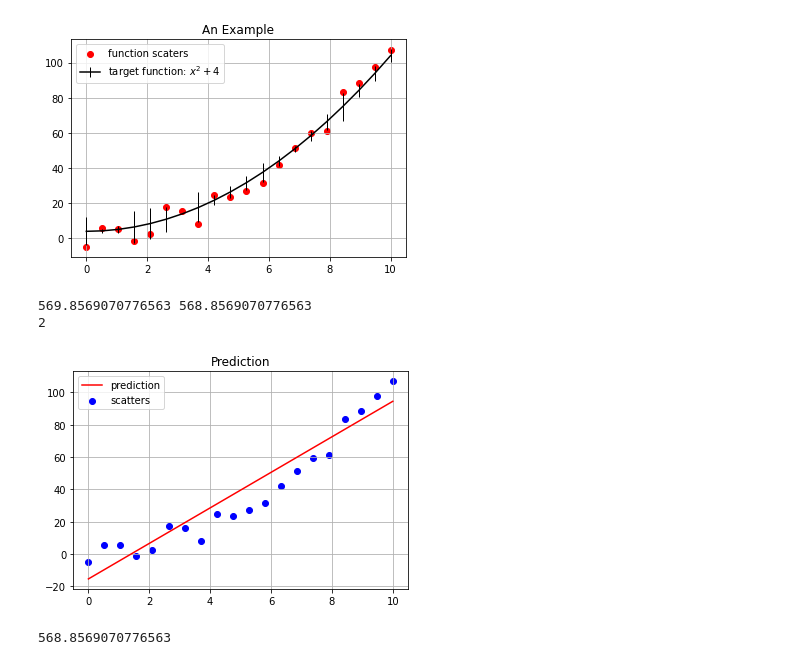
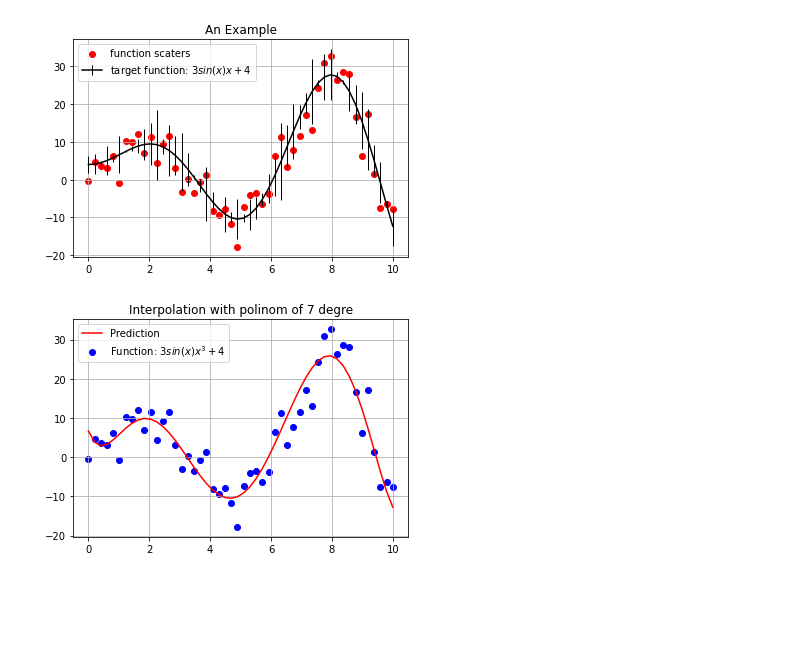
Before and after one commit to andrew3203/NumericalMethods, a Jupyter notebook: Approximation.ipynb, the cells around one changed output. Saved outputs shown, nothing was run; the diff lists cells and outputs as text; code cells hidden in the pictures; blank space fills up the shorter version.

```diff
--- a/Approximation.ipynb
+++ b/Approximation.ipynb
@@ -12,39 +6,39 @@ def base1(x, p):
     return x**p
 
 def norm_phi(n, m, phi, w=1):
     sm = 0
     for i in range(1, N):
         sm += w*(phi(x[i], n)*phi(x[i], m) + phi(x[i-1], n)*phi(x[i-1], m)) / 2
 
     return sm
 
 def norm_u(k, phi, u, w=1):
     sm = 0
     for i in range(1, N):
         sm += w*(phi(x[i], k)*u[i] + phi(x[i-1], k)*u[i]) / 2
 
     return sm
 
 
 def f(x):
-    return x**2 + 4
+    return 3*np.sin(x)*x**1 + 4
 
 
 
-N = 20
+N = 50
 a, b = 0, 10
 x = np.linspace(a, b, N)
-u = f(x) + 5 * np.random.randn(N)
-delta = abs(u - f(x) + 1 * np.random.randn(N))
+u = f(x) + 4 * np.random.randn(N)
+delta = abs(u - f(x) + 2 * np.random.randn(N))
 
 plt.scatter(x, u, label='function scaters', color='r')
-plt.errorbar(x, f(x), delta, color='black', label='target function: $x^2 + 4$', elinewidth=1)
+plt.errorbar(x, f(x), delta, color='black', label='target function: $3sin(x)x + 4$', elinewidth=1)
 plt.grid(1)
 plt.legend()
 plt.title('An Example')
 plt.show()
 # %% [output]
-[figure, old version]
+[figure, new version]
 # %%
 def solver(base, m, u=u, x=x):
     M = m
@@ -58,44 +52,38 @@ def solver(base, m, u=u, x=x):
     C = np.zeros(M)
     C = np.linalg.solve(A, B)
 
-    pred_y = []
+    pred_y = np.array([])
     for n in range(N):
         sm = 0
         for k in range(M):
             sm += C[k]*base(x[n], k)
-        pred_y.append(sm)
+        pred_y = np.append(pred_y, sm)
 
     return pred_y
 
 def aprox(base, u=u, x=x):
     M = 0
     MSE = np.sum(delta**2)
+
     Real_MSE = MSE+1
-    print(Real_MSE, MSE)
     while Real_MSE > MSE:
         M += 1
         Real_MSE = 0
         y_pred = solver(base, M, u=u, x=x)
-        for i in range(M):
-            Real_MSE += (y_pred[i] - u[i])**2
+        Real_MSE += np.sum((y_pred - u)**2)
+
+        if M > 50: break
+
 
     return solver(base, M, u=u, x=x), M
 
 re = aprox(base1)
-print(re[1])
 pred_y = re[0]
-plt.scatter(x, u, label='scatters', color='b')
-plt.plot(x, pred_y, label='prediction', color='r')
+plt.scatter(x, u, label='Function: $3sin(x)x^3 + 4$', color='b')
+plt.plot(x, pred_y, label='Prediction', color='r')
 plt.grid(1)
 plt.legend()
-plt.title('Prediction')
+plt.title('Interpolation with polinom of {} degre'.format(re[1]))
 plt.show()
 # %% [output]
-569.8569070776563 568.8569070776563
-2
-[figure, old version]
+[figure, new version]
-# %%
-MSE = np.sum(delta**2)
-MSE
-# %% [output]
-568.8569070776563
```
Also changed, not shown: parts of 1 cell of this notebook.
